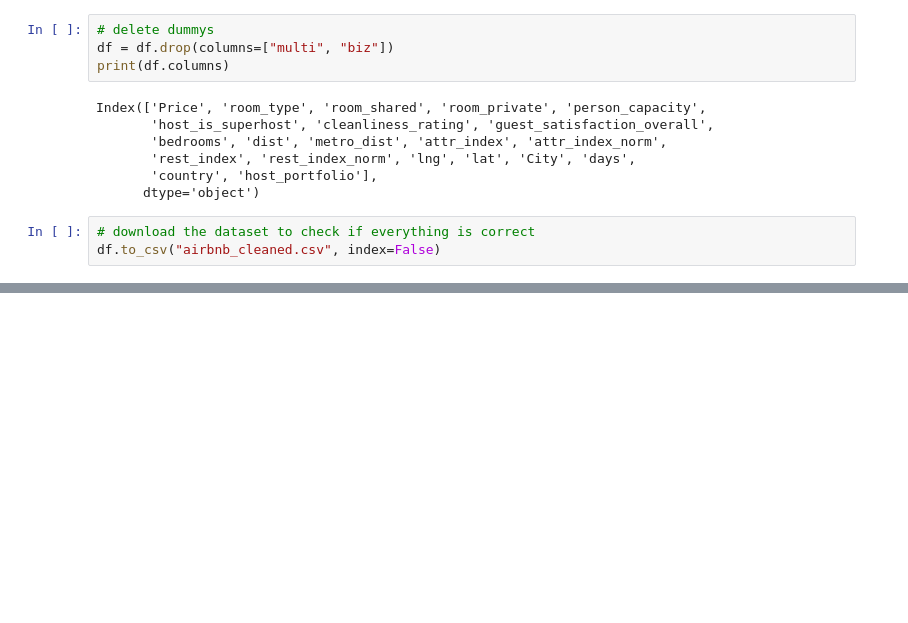
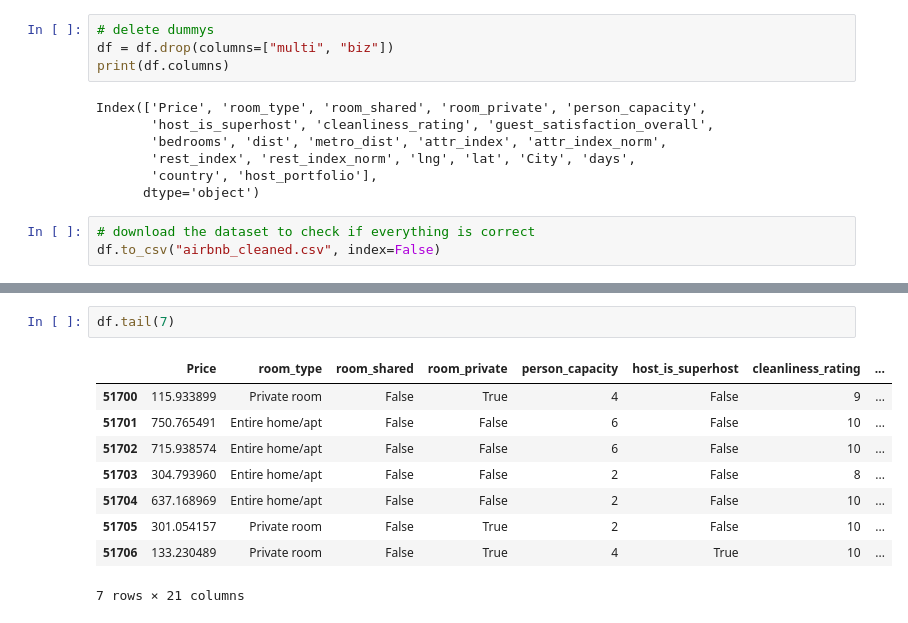
Before and after one commit to Titaniel3/ASDA_2025_Group_1_Portfolio_new, a Jupyter notebook: notebooks/Week4_Homework_neu.ipynb, the cells around one changed output, grey strips where cells are left out. Drawn from its saved outputs; the diff is of its cells as text; blank space fills up the shorter version.

```diff
--- a/notebooks/Week4_Homework_neu.ipynb
+++ b/notebooks/Week4_Homework_neu.ipynb
@@ -194,0 +207,12 @@ df.to_csv("airbnb_cleaned.csv", index=False)
+# %%
+df.tail(7)
+# %% [output]
+|  | Price | room_type | room_shared | room_private | person_capacity | host_is_superhost | cleanliness_rating | ... |
+| 51700 | 115.933899 | Private room | False | True | 4 | False | 9 | ... |
+| 51701 | 750.765491 | Entire home/apt | False | False | 6 | False | 10 | ... |
+| 51702 | 715.938574 | Entire home/apt | False | False | 6 | False | 10 | ... |
+| 51703 | 304.793960 | Entire home/apt | False | False | 2 | False | 8 | ... |
+| 51704 | 637.168969 | Entire home/apt | False | False | 2 | False | 10 | ... |
+| 51705 | 301.054157 | Private room | False | True | 2 | False | 10 | ... |
+| 51706 | 133.230489 | Private room | False | True | 4 | True | 10 | ... |
+7 rows × 21 columns
```
Also changed, not shown: parts of 5 cells of this notebook.
